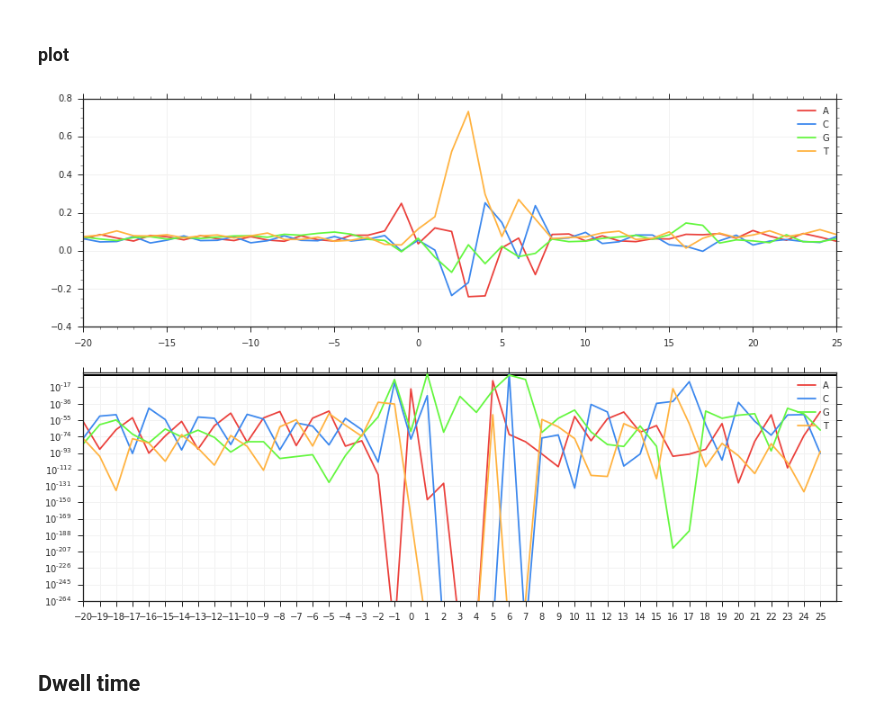
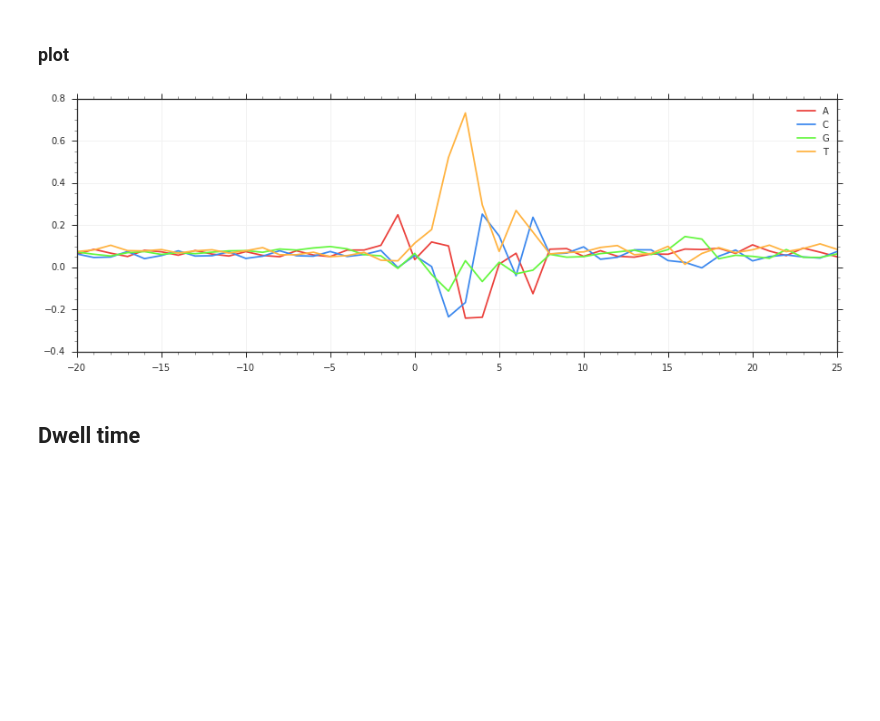
Before and after one commit to grst/nanopore-notebooks, a Jupyter notebook: 05_MAP006-basecaller/context_analysis/spooky-action-in-distance_metrichor.ipynb, the cells around one changed output. Saved outputs shown, nothing was run; the diff lists cells and outputs as text; code cells hidden in the pictures; blank space fills up the shorter version.

```diff
--- a/05_MAP006-basecaller/context_analysis/spooky-action-in-distance_metrichor.ipynb
+++ b/05_MAP006-basecaller/context_analysis/spooky-action-in-distance_metrichor.ipynb
@@ -145,22 +145,23 @@ for nt in NTS:
 # %% [markdown]
 ### plot
 # %%
-fig, (ax1, ax2) = subplots(2, 1, figsize=(15, 10))
+#fig, (ax1, ax2) = subplots(2, 1, figsize=(15, 10))
+fig, ax1 = subplots(figsize=(15,5))
 
 for nt in NTS:
     ax1.plot(range(*context), [median(pos[nt]) for pos in context_buckets], color=NT_COLORS[nt], label=nt)
 ax1.legend()
 ax1.minorticks_on()
 
 for nt in NTS:
     ax2.plot(range(*context), [pos[nt] for pos in pvalue], color=NT_COLORS[nt], label=nt)
     ax2.hlines(y=criterion, xmin=context[0], xmax=context[1])
 ax2.legend()
 ax2.set_xlim(*context)
 ax2.set_xticks(range(*context))
 ax2.set_yscale("log")
 # %% [output]
-[figure, old version]
+[figure, new version]
 # %% [markdown]
 ## Dwell time
 # %%
```
Also changed, not shown: parts of 1 cell of this notebook, 6 other files.
